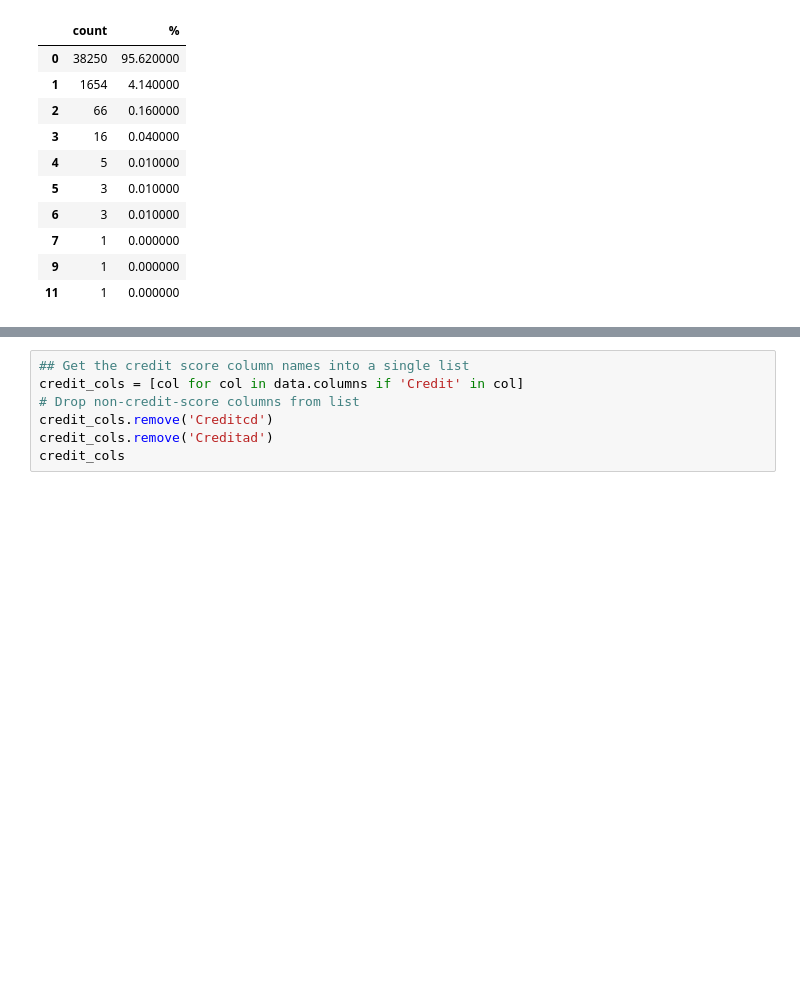
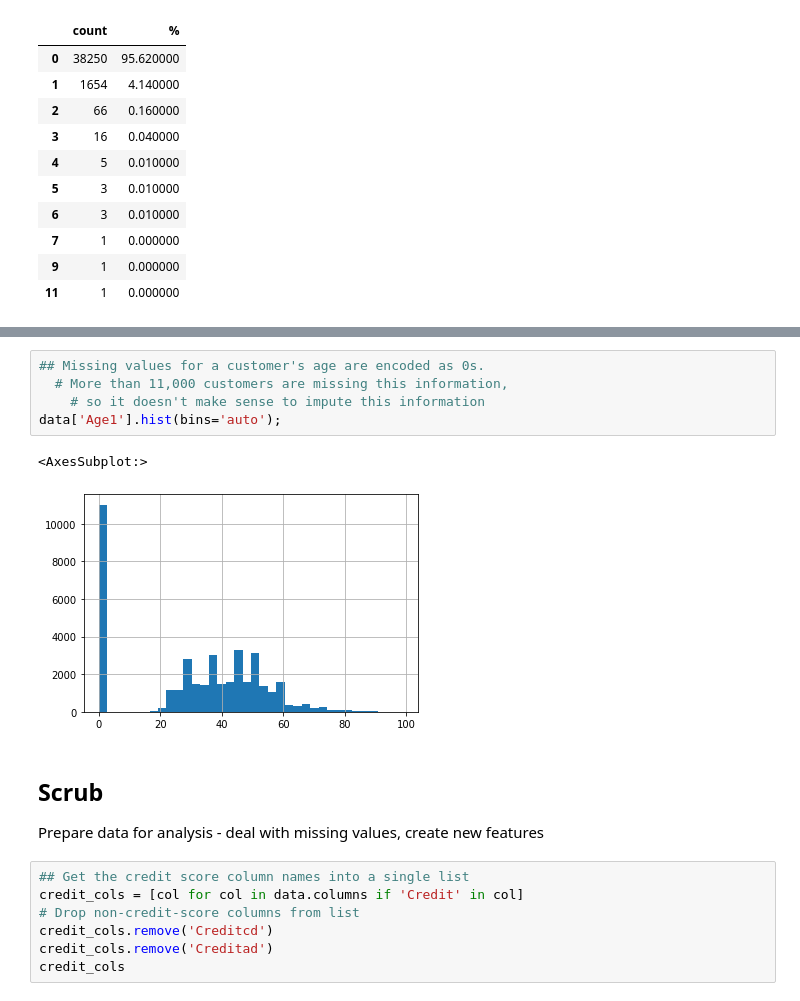
Before and after one commit to zero731/customer_churn_blog, a Jupyter notebook: Customer_churn_analysis.ipynb, the cells around one changed output, grey strips where cells are left out. Saved outputs shown, nothing was run; the diff lists cells and outputs as text; blank space fills up the shorter version.

```diff
--- a/Customer_churn_analysis.ipynb
+++ b/Customer_churn_analysis.ipynb
@@ -290,3 +372,14 @@ abs_corr.style.background_gradient(cmap, axis=1)
+# %%
+## Missing values for a customer's age are encoded as 0s.
+  # More than 11,000 customers are missing this information,
+    # so it doesn't make sense to impute this information
+data['Age1'].hist(bins='auto');
+# %% [output]
+<AxesSubplot:>
+[figure, added]
+# %% [markdown]
+## Scrub
+Prepare data for analysis - deal with missing values, create new features
 # %%
 ## Get the credit score column names into a single list
 credit_cols = [col for col in data.columns if 'Credit' in col]
```
Also changed, not shown: parts of 47 cells of this notebook.
